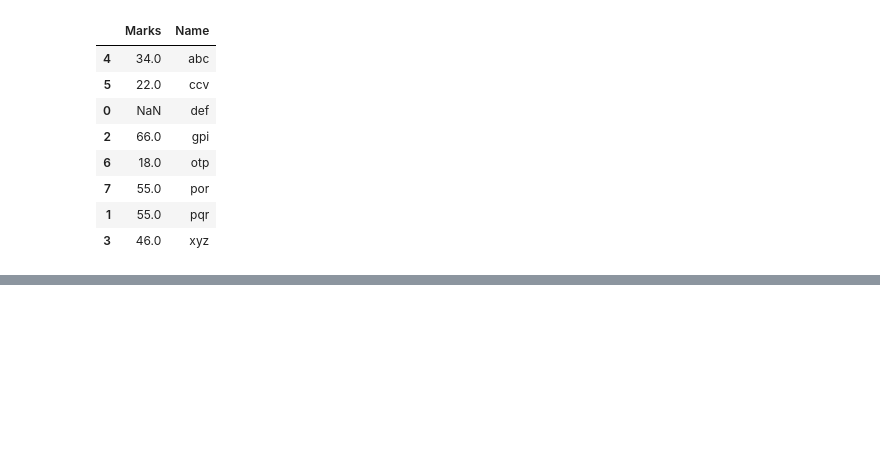
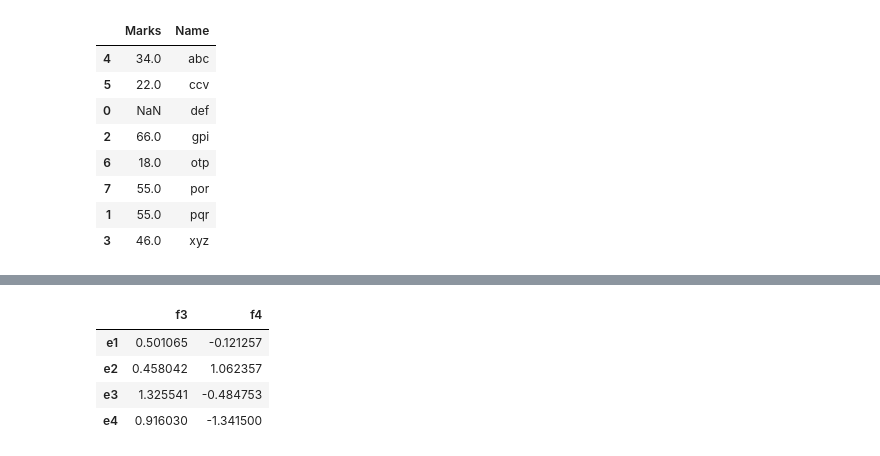
Before and after one commit to varadmahatme/Advanced-machine-learning-deep-learning, a Jupyter notebook: AMLDL1.ipynb, the cells around one changed output, grey strips where cells are left out. Cells and saved outputs as stored; diff of their text form; code cells hidden in the pictures; blank space fills up the shorter version.

```diff
--- a/AMLDL1.ipynb
+++ b/AMLDL1.ipynb
@@ -889,0 +912,8 @@ df.sort_values(by='Name')
+# %%
+df[['f3','f4']]
+# %% [output]
+|  | f3 | f4 |
+| e1 | 0.501065 | -0.121257 |
+| e2 | 0.458042 | 1.062357 |
+| e3 | 1.325541 | -0.484753 |
+| e4 | 0.916030 | -1.341500 |
```
Also changed, not shown: parts of 2 cells of this notebook.
